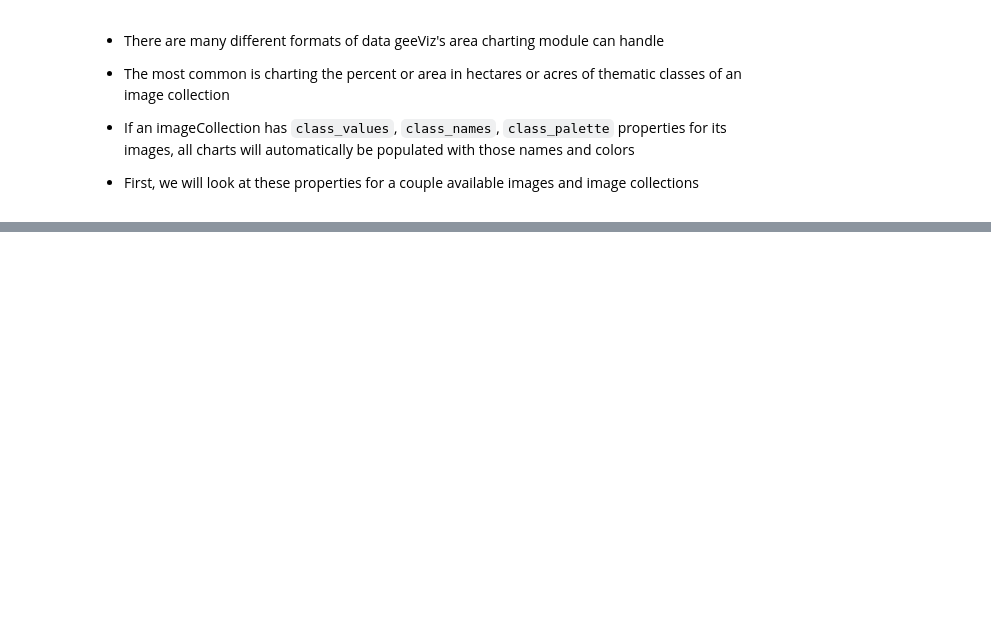
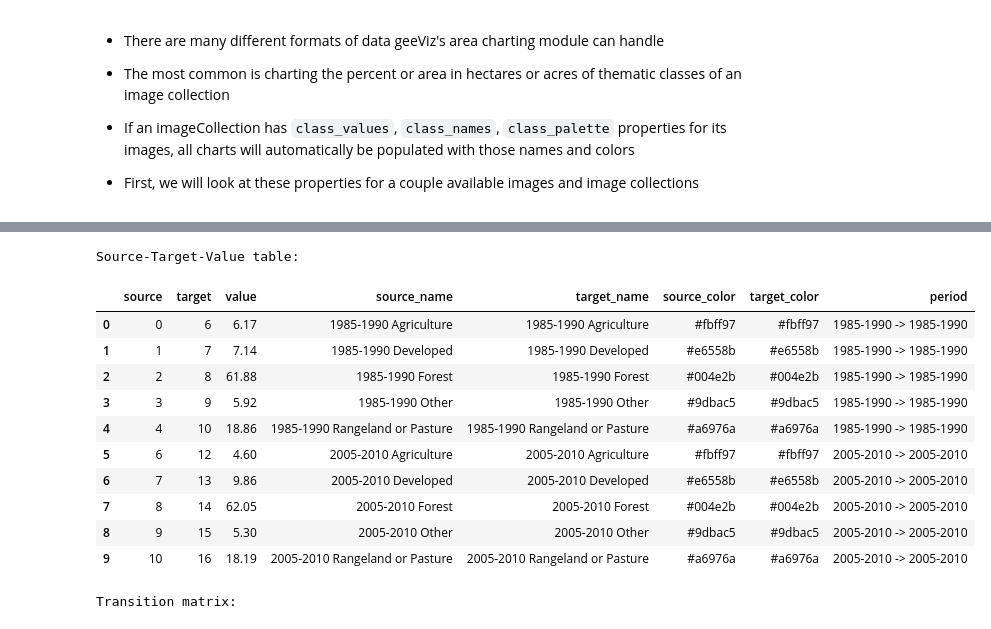
Before and after one commit to gee-community/geeViz, a Jupyter notebook: examples/areaChart_examples.ipynb, the cells around one changed output, grey strips where cells are left out. Saved outputs shown, nothing was run; the diff lists cells and outputs as text; code cells hidden in the pictures; blank space fills up the shorter version.

```diff
--- a/examples/areaChart_examples.ipynb
+++ b/examples/areaChart_examples.ipynb
@@ -388,0 +404,29 @@ Map.view()
+# %%
+# Inline: Sankey diagram of LCMS Land Use transitions
+sankey_df, sankey_fig, matrix_df = cl.summarize_and_chart(
+    lcms.select(['Land_Use']),
+    study_area,
+    sankey=True,
+    transition_periods=[[1985, 1990], [2005, 2010], [2018, 2023]],
+    title='LCMS Land Use Transitions',
+    min_percentage=0.5,
+)
+sankey_fig.show()
+print('Source-Target-Value table:')
+display(sankey_df)
+print('Transition matrix:')
+display(matrix_df)
+# %% [output]
+Source-Target-Value table:
+|  | source | target | value | source_name | target_name | source_color | target_color | period |
+| 0 | 0 | 6 | 6.17 | 1985-1990 Agriculture | 1985-1990 Agriculture | #fbff97 | #fbff97 | 1985-1990 -> 1985-1990 |
+| 1 | 1 | 7 | 7.14 | 1985-1990 Developed | 1985-1990 Developed | #e6558b | #e6558b | 1985-1990 -> 1985-1990 |
+| 2 | 2 | 8 | 61.88 | 1985-1990 Forest | 1985-1990 Forest | #004e2b | #004e2b | 1985-1990 -> 1985-1990 |
+| 3 | 3 | 9 | 5.92 | 1985-1990 Other | 1985-1990 Other | #9dbac5 | #9dbac5 | 1985-1990 -> 1985-1990 |
+| 4 | 4 | 10 | 18.86 | 1985-1990 Rangeland or Pasture | 1985-1990 Rangeland or Pasture | #a6976a | #a6976a | 1985-1990 -> 1985-1990 |
+| 5 | 6 | 12 | 4.60 | 2005-2010 Agriculture | 2005-2010 Agriculture | #fbff97 | #fbff97 | 2005-2010 -> 2005-2010 |
+| 6 | 7 | 13 | 9.86 | 2005-2010 Developed | 2005-2010 Developed | #e6558b | #e6558b | 2005-2010 -> 2005-2010 |
+| 7 | 8 | 14 | 62.05 | 2005-2010 Forest | 2005-2010 Forest | #004e2b | #004e2b | 2005-2010 -> 2005-2010 |
+| 8 | 9 | 15 | 5.30 | 2005-2010 Other | 2005-2010 Other | #9dbac5 | #9dbac5 | 2005-2010 -> 2005-2010 |
+| 9 | 10 | 16 | 18.19 | 2005-2010 Rangeland or Pasture | 2005-2010 Rangeland or Pasture | #a6976a | #a6976a | 2005-2010 -> 2005-2010 |
+Transition matrix:
```
Also changed, not shown: parts of 94 cells of this notebook, 13 other files.
